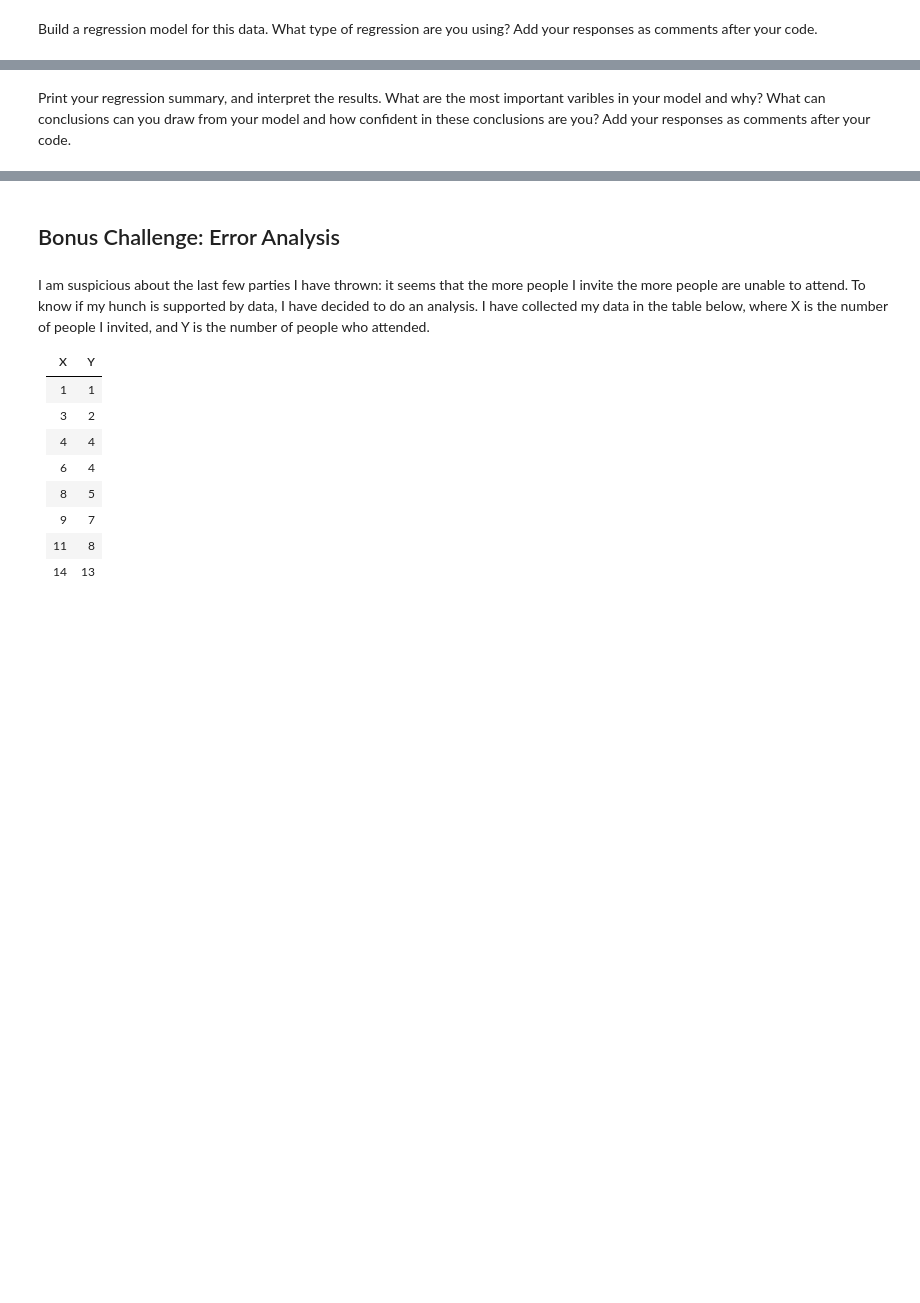
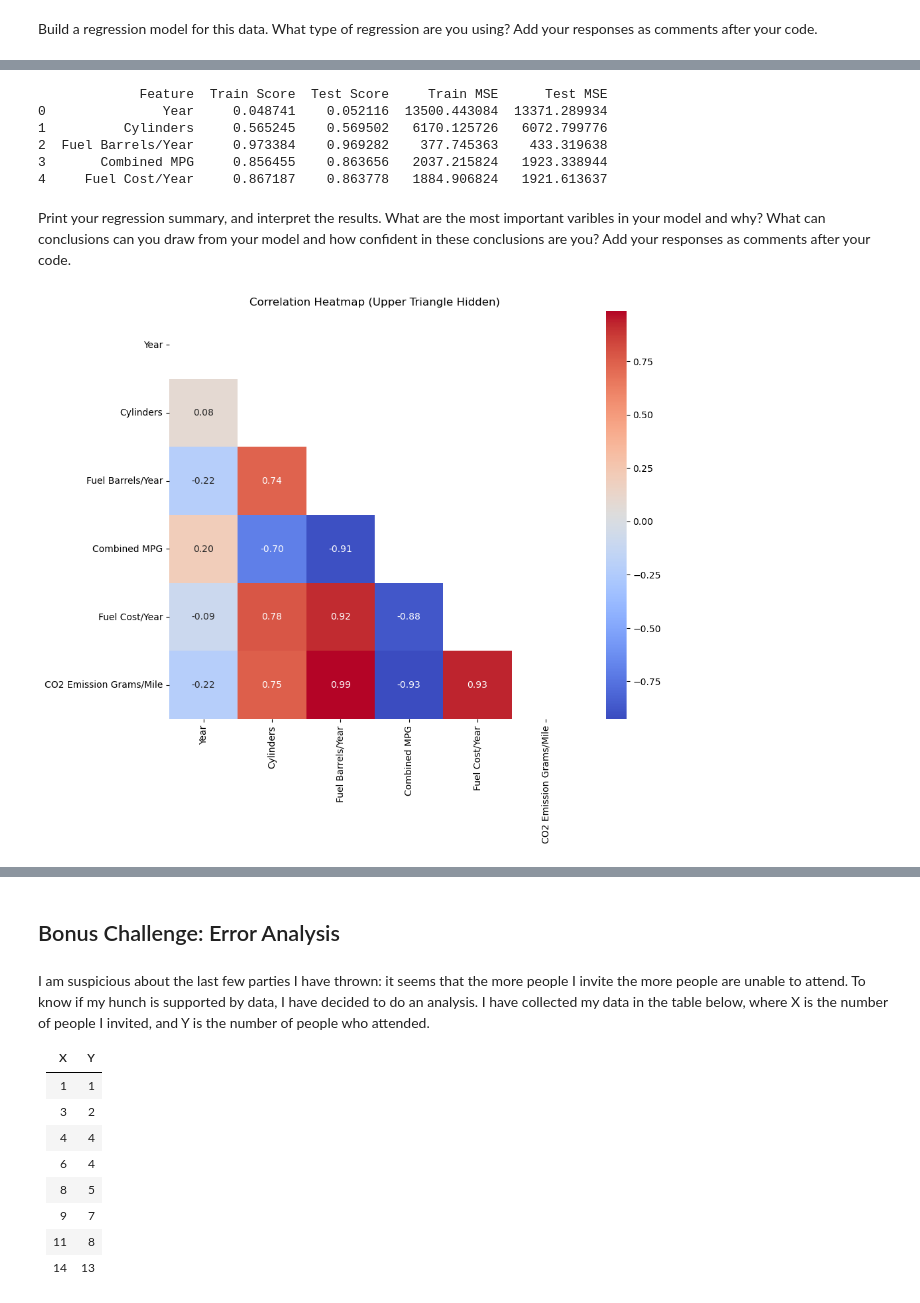
Before and after one commit to ironhack-labs/lab-regression-analysis-en, a Jupyter notebook: your-code/lab-regression-analysis.ipynb, the cells around one changed output, grey strips where cells are left out. Cells and saved outputs as stored; diff of their text form; code cells hidden in the pictures; blank space fills up the shorter version.

Commit message:
LAB | Regression

```diff
--- a/your-code/lab-regression-analysis.ipynb
+++ b/your-code/lab-regression-analysis.ipynb
@@ -202,2 +254,38 @@ plt.show()
+# %%
+from sklearn.metrics import mean_squared_error
+
+scores = []
+n_features = len(X_train.columns)
+for i in range(n_features):
+    # Select feature by name (assuming column names are informative)
+    feat_name = X_train.columns[i]  # Use training data for column names
+    feat1_train = X_train[feat_name].to_numpy().reshape(-1, 1)  # Reshape for single feature
+    feat1_test = X_test[feat_name].to_numpy().reshape(-1, 1)  # Reshape for single feature
+
+    # Train model
+    regr_feat1 = LinearRegression()
+    regr_feat1.fit(feat1_train, y_train)  # Reshape target variable
+
+    # Predict (assuming y_test is a Series)
+    y_train_pred = regr_feat1.predict(feat1_train)
+    y_test_pred = regr_feat1.predict(feat1_test)
+
+    # Evaluate model (using mean squared error)
+    train_score = regr_feat1.score(feat1_train, y_train)  # Reshape target variable
+    test_score = regr_feat1.score(feat1_test, y_test)  # Reshape target variable
+    mse_train = mean_squared_error(y_train, y_train_pred)
+    mse_test = mean_squared_error(y_test, y_test_pred)
+
+    scores.append([feat_name, train_score, test_score, mse_train, mse_test])
+
+# Print or analyze scores as needed
+print(pd.DataFrame(scores, columns=["Feature", "Train Score", "Test Score", "Train MSE", "Test MSE"]))
+# %% [output]
+             Feature  Train Score  Test Score     Train MSE      Test MSE
+0               Year     0.048741    0.052116  13500.443084  13371.289934
+1          Cylinders     0.565245    0.569502   6170.125726   6072.799776
+2  Fuel Barrels/Year     0.973384    0.969282    377.745363    433.319638
+3       Combined MPG     0.856455    0.863656   2037.215824   1923.338944
+4     Fuel Cost/Year     0.867187    0.863778   1884.906824   1921.613637
 # %% [markdown]
 Print your regression summary, and interpret the results. What are the most important varibles in your model and why? What can conclusions can you draw from your model and how confident in these conclusions are you? Add your responses as comments after your code.
@@ -205,0 +292,18 @@ Print your regression summary, and interpret the results. What are the most impo
+# %%
+import numpy as np
+import seaborn as sns
+import matplotlib.pyplot as plt
+corr_matrix = vehicles[['Year',
+                       'Cylinders',
+                       'Fuel Barrels/Year',
+                       'Combined MPG',
+                       'Fuel Cost/Year',
+                       'CO2 Emission Grams/Mile']].corr()
+mask = np.triu(np.ones_like(corr_matrix, dtype=bool))
+
+plt.figure(figsize=(10, 8))
+sns.heatmap(corr_matrix, mask=mask, annot=True, cmap='coolwarm', fmt=".2f")
+plt.title("Correlation Heatmap (Upper Triangle Hidden)")
+plt.show()
+# %% [output]
+[figure, added]
```
Also changed, not shown: parts of 9 cells of this notebook.
